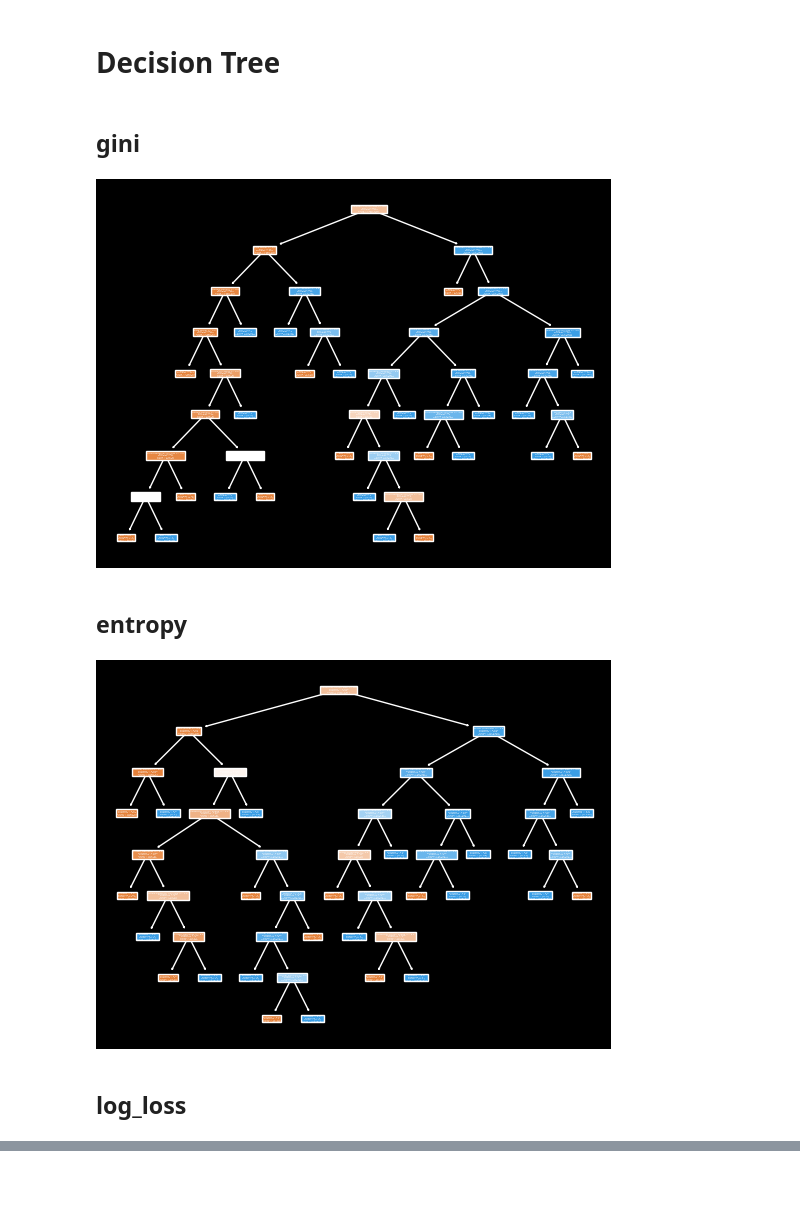
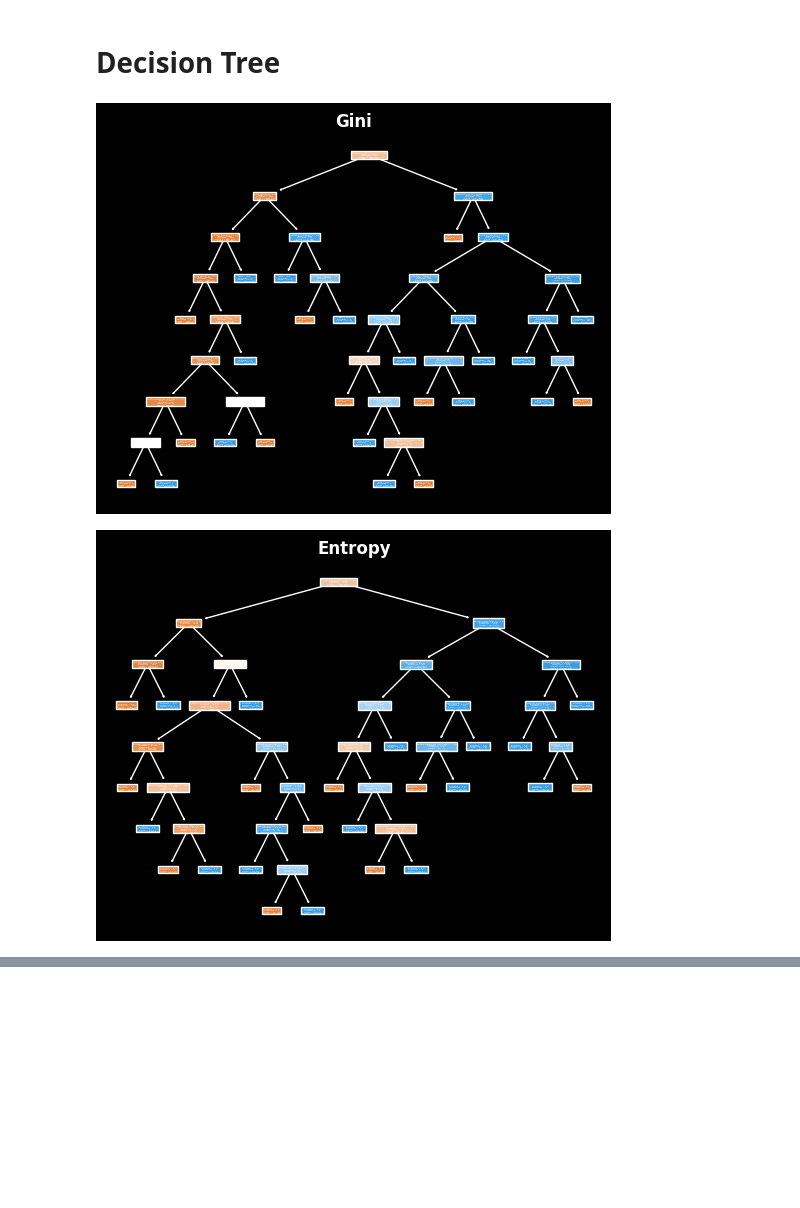
Before and after one commit to msr8/classification-project, a Jupyter notebook: main.ipynb, the cells around one changed output, grey strips where cells are left out. Cells and saved outputs as stored; diff of their text form; code cells hidden in the pictures; blank space fills up the shorter version.

```diff
--- a/main.ipynb
+++ b/main.ipynb
@@ -168,33 +171,32 @@ As we can see, our accuracy is very high using linear, poly, or rbf kernels, but
 # %%
 accuracies = {}
 
 for criterion in DT_CRITERIONS:
     # Creating a Decision Tree classifier
     dt_model = DecisionTreeClassifier(criterion=criterion, random_state=RAND_STATE)
     # Training the classifier
     dt_model.fit(x_train, y_train)
     # Making predictions
     y_pred = dt_model.predict(x_test)
     # Calculating accuracy
     accuracy = accuracy_score(y_test, y_pred)
     # Storing it in our dict
     accuracies[criterion] = accuracy
     # Displaying the decision tree
-    display(Markdown(f'## {criterion}'))
+    # display(Markdown(f'## {criterion}'))
     plot_tree(dt_model, feature_names=ATTRS, class_names=['benign','malignant'], filled=True)
+    plt.title(criterion.capitalize())
     plt.savefig(f'assets/dtree-{criterion}.png')
     plt.show()
 
 # Plotting our findings and displaying them
+plt.suptitle('Accuracies of different criterions')
 plt.xlabel('Criterion')
 plt.ylabel('Accuracy (0-1)')
 x_vals = [f'{i} ({round(accuracies[i],ROUND_FACTOR)})' for i in accuracies.keys()]
 plt.bar(x_vals, accuracies.values())
 plt.savefig('assets/dtree.png')
 plt.show()
 # %% [output]
-## gini
-[figure, old version]
+[figure, new version]
-## entropy
-[figure, old version]
+[figure, new version]
-## log_loss
```
Also changed, not shown: parts of 3 cells of this notebook, 7 other files.
